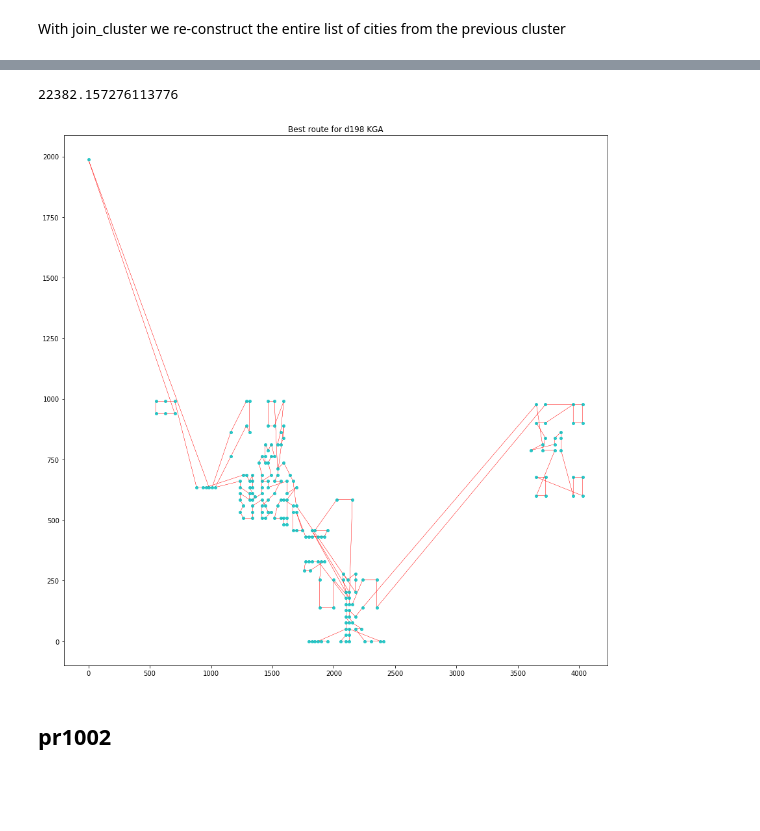
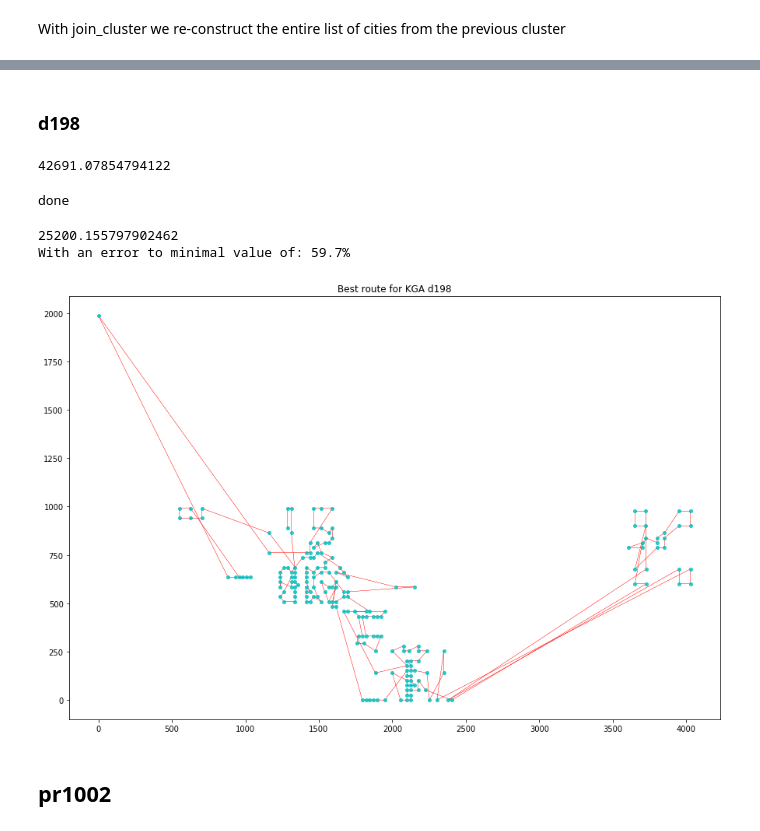
Before and after one commit to DBertazioli/Ant-Q-KGA, a Jupyter notebook: genomic/extended_try.ipynb, the cells around one changed output, grey strips where cells are left out. Drawn from its saved outputs; the diff is of its cells as text; code cells hidden in the pictures; blank space fills up the shorter version.

```diff
--- a/genomic/extended_try.ipynb
+++ b/genomic/extended_try.ipynb
@@ -771,16 +753,64 @@ Clusterdj38
+# %% [markdown]
+### d198
+# %%
+clustering = KMeans(n_clusters = 30, n_init = 100).fit(df_d198)
+results = clustering.labels_
+centroid_df = pd.DataFrame(clustering.cluster_centers_)
+centroids = []
+centroids = list(range(len(centroid_df)))
+d_matrixCentroid = dist_matrix(centroid_df)
+d_matrix = dist_matrix(df_d198)
+1/routeFitness(centroids, d_matrixCentroid)
+# %% [output]
+42691.07854794122
+# %%
+ordered_centroids = GenA(centroids,
+                         d_matrixCentroid,
+                         popSize = 100,
+                         selection = 'roulette-wheel',
+                         elite_n=25,
+                         mutation_r=0.01,
+                         n_of_gen = 100)[0]
+# %%
+obj = list_of_clusters(results)
+obj1 = []
+[obj1.append(obj[elem]) for elem in ordered_centroids]
+print('done')
+# %% [output]
+done
+# %%
+start = time.time()
+Clusterd198 =  KGA(obj1,
+                  dm = d_matrix,
+                  popSize=100,
+                  selection='roulette-wheel',
+                  elite_n=25,
+                  mutation_r=0.01,
+                  n_of_gen=100,
+                  plot = False)
+end = time.time()
+time_ex = end-start
 # %%
 clu_start = Clusterd198[0]
 for i in range(1,len(Clusterd198)):
     clu_start = join_cluster(clu_start,Clusterd198[i], d_matrix)
+
+dist = 1/routeFitness(clu_start, d_matrix)
+errp = errPerc(bestKnown_tsp['d198'], dist, 2)
+print(dist)
+print('With an error to minimal value of: {}%'.format(errp))
+list_dist.append(dist)
+list_time.append(time_ex)
+list_route.append(clu_start)
+list_errp.append(errp)
+# %% [output]
+25200.155797902462
+With an error to minimal value of: 59.7%
-# %%
-1/routeFitness(clu_start, d_matrix)
-# %% [output]
-22382.157276113776
 # %%
-rcParams['figure.figsize'] = 15,15
-plot(df_d198, clu_start, 'd198 KGA')
+rcParams['figure.figsize'] = 15,10
+plot(df_d198, clu_start, 'KGA d198', save = True)
 # %% [output]
-[figure, old version]
+[figure, new version]
 # %% [markdown]
 ## pr1002
 # %%
```
Also changed, not shown: parts of 55 cells of this notebook, 5 other files.
